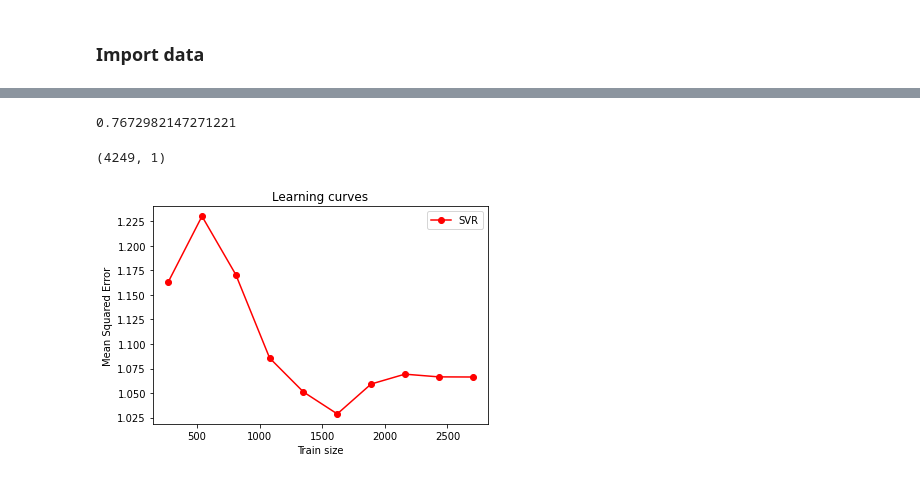
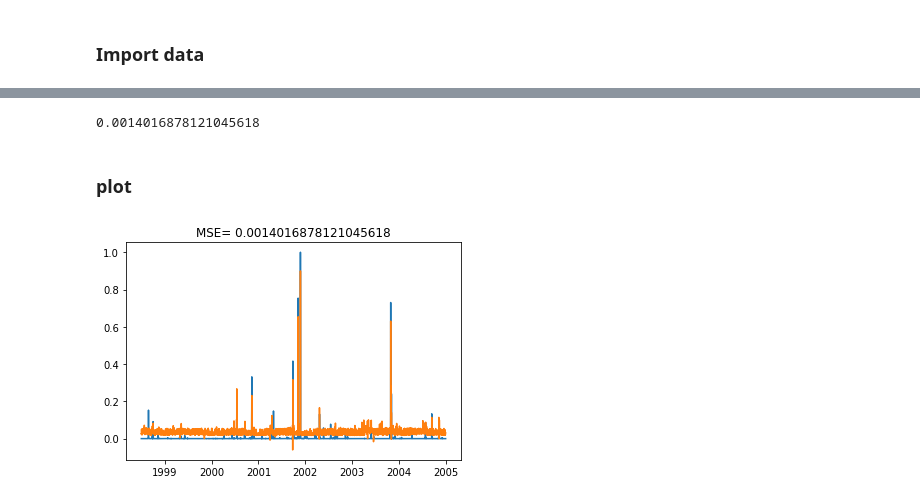
Before and after one commit to laravioli/PIR, a Jupyter notebook: model/SVM.ipynb, the cells around one changed output, grey strips where cells are left out. Saved outputs shown, nothing was run; the diff lists cells and outputs as text; code cells hidden in the pictures.

```diff
--- a/model/SVM.ipynb
+++ b/model/SVM.ipynb
@@ -90,0 +94,8 @@ plt.show()
+# %%
+split = train_sizes[np.argmin(-test_scores_svr.mean(1))]
+if split >int(size*0.5):
+    X_test=data[:size-split]
+    y_test=target[:size-split]
+
+    X_train=data[size-split:]
+    y_train=target[size-split:]
@@ -91,35 +104,21 @@ plt.show()
 # %%
 from sklearn.metrics import mean_squared_error
-svr_2 = SVR(kernel='rbf', C=10, gamma=0.01)
-svr_2.fit(X_train, y_train)
-y_pred=svr_2.predict(X_test)
-print(mean_squared_error(y_test,y_pred))
+
+svr=SVR(kernel='rbf', C=C, gamma=gamma)
+svr.fit(X_train, y_train)
+y_pred_test = svr.predict(X_test)
+print(mean_squared_error(y_test,y_pred_test))
 # %% [output]
-0.7672982147271221
+0.0014016878121045618
-# %%
-X_train_1D=df_Ch020.iloc[test_index:, L].values
-X_train_1D=X_train_1D.reshape((-1,1))
-print(X_train_1D.shape)
-# %% [output]
-(4249, 1)
-# %%
-
-# Visualize learning curves
-plt.figure()
-
-svr = SVR(kernel='rbf', C=0.001, gamma=0.01)
-train_sizes, train_scores_svr, test_scores_svr = \
-    learning_curve(svr, X_train_1D[:3000], y_train[:3000], train_sizes=np.linspace(0.1, 1, 10),
-                   scoring="neg_mean_squared_error", cv=10)
-
-plt.plot(train_sizes, -test_scores_svr.mean(1), 'o-', color="r",
-         label="SVR")
-
-plt.xlabel("Train size")
-plt.ylabel("Mean Squared Error")
-plt.title('Learning curves')
-plt.legend(loc="best")
-
-plt.show()
-# %% [output]
-[figure, removed]
+# %% [markdown]
+### plot
+# %%
+y_pred=svr.predict(data)
+
+plt.figure()
+plt.plot(df_Ch022.index, target)
+plt.plot(df_Ch022.index, y_pred)
+plt.title("MSE= " +str(mean_squared_error(y_test,y_pred_test)))
+plt.show()
+# %% [output]
+[figure, added]
```
Also changed, not shown: parts of 14 cells of this notebook, 1 other file.
